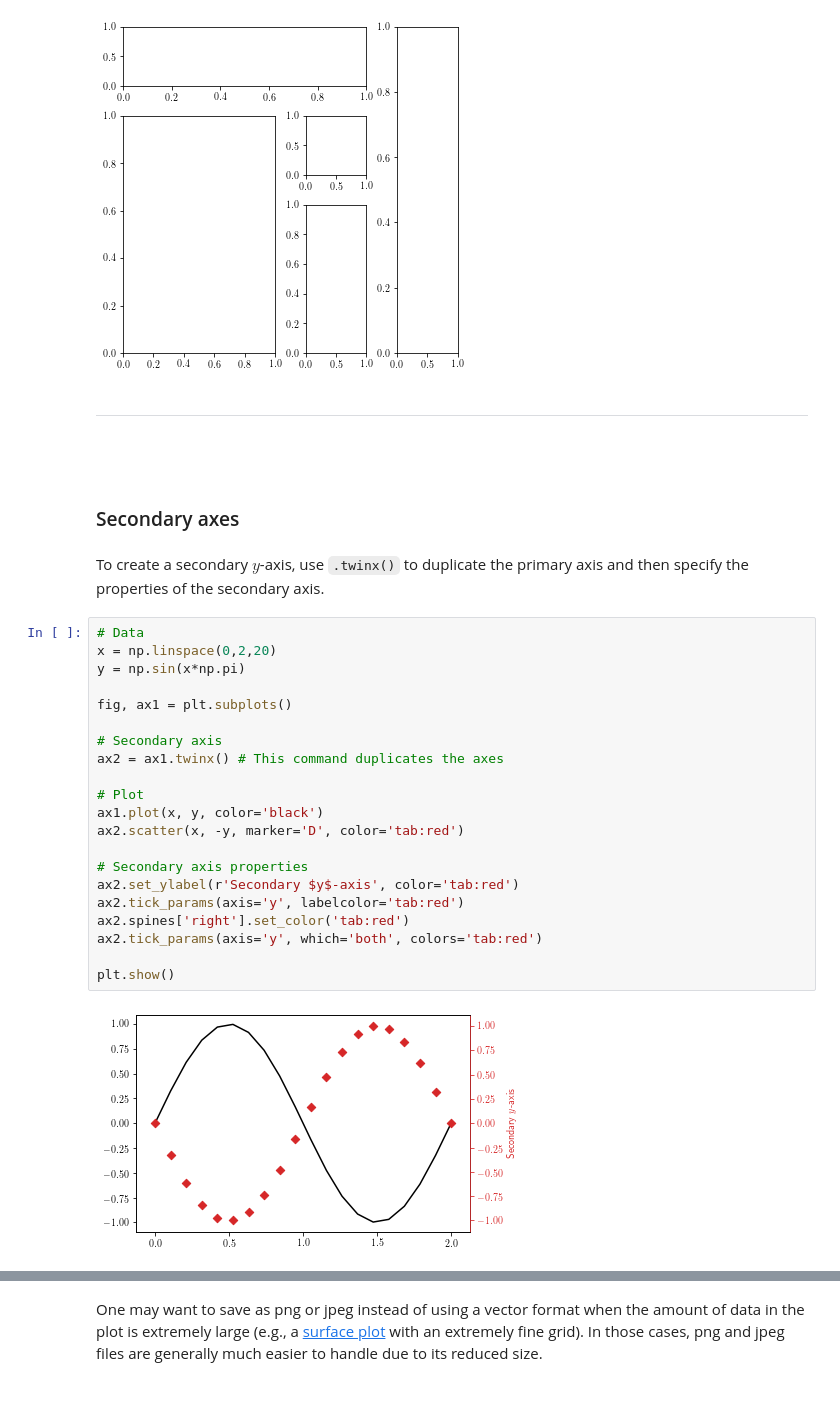
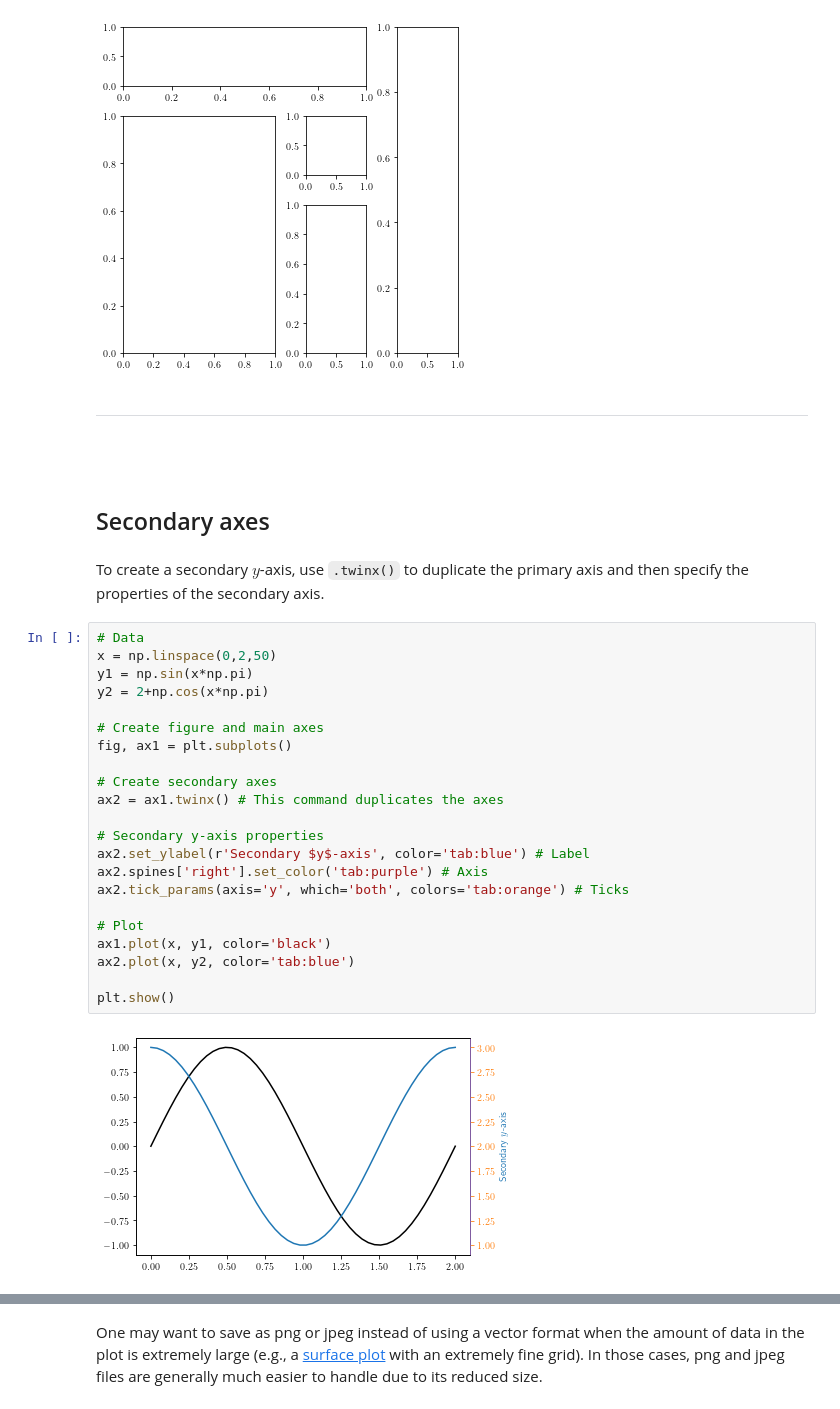
Before and after one commit to AlvaroGI/plt-cheatsheet, a Jupyter notebook: cheatsheet_plt.ipynb, the cells around one changed output, grey strips where cells are left out. Saved outputs shown, nothing was run; the diff lists cells and outputs as text.

```diff
--- a/cheatsheet_plt.ipynb
+++ b/cheatsheet_plt.ipynb
@@ -123,32 +139,33 @@ ax5 = fig.add_subplot(grid[:, 3])
 <br />
 &nbsp;
 
-### Secondary axes
+## Secondary axes
 # %% [markdown]
 To create a secondary $y$-axis, use `.twinx()` to duplicate the primary axis and then specify the properties of the secondary axis.
 # %%
 # Data
-x = np.linspace(0,2,20)
-y = np.sin(x*np.pi)
+x = np.linspace(0,2,50)
+y1 = np.sin(x*np.pi)
+y2 = 2+np.cos(x*np.pi)
 
+# Create figure and main axes
 fig, ax1 = plt.subplots()
 
-# Secondary axis
+# Create secondary axes
 ax2 = ax1.twinx() # This command duplicates the axes
 
+# Secondary y-axis properties
+ax2.set_ylabel(r'Secondary $y$-axis', color='tab:blue') # Label
+ax2.spines['right'].set_color('tab:purple') # Axis
+ax2.tick_params(axis='y', which='both', colors='tab:orange') # Ticks
+
 # Plot
-ax1.plot(x, y, color='black')
-ax2.scatter(x, -y, marker='D', color='tab:red')
-
-# Secondary axis properties
-ax2.set_ylabel(r'Secondary $y$-axis', color='tab:red')
-ax2.tick_params(axis='y', labelcolor='tab:red')
-ax2.spines['right'].set_color('tab:red')
-ax2.tick_params(axis='y', which='both', colors='tab:red')
+ax1.plot(x, y1, color='black')
+ax2.plot(x, y2, color='tab:blue')
 
 plt.show()
 # %% [output]
-[figure, old version]
+[figure, new version]
 # %% [markdown]
 ---
 
```
Also changed, not shown: parts of 45 cells of this notebook, 2 other files.
